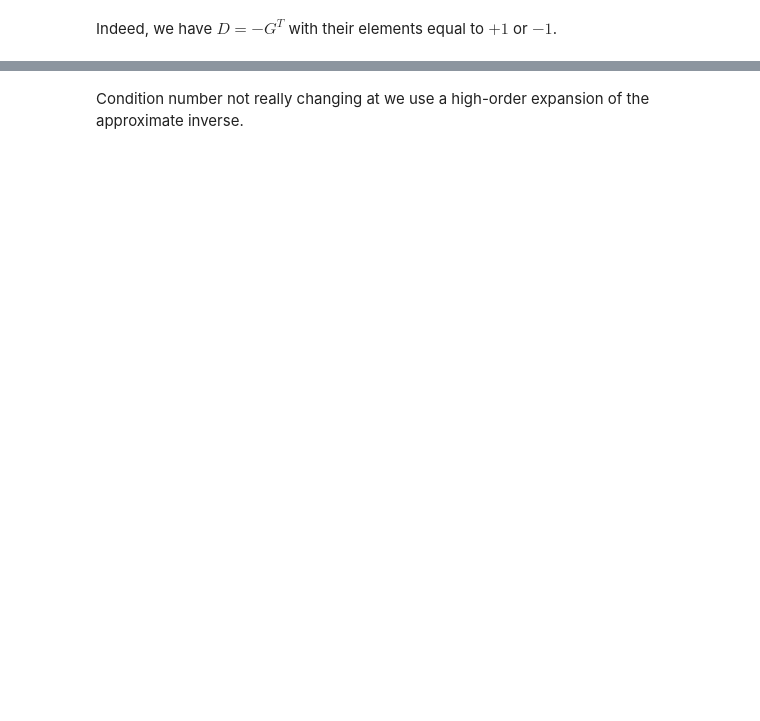
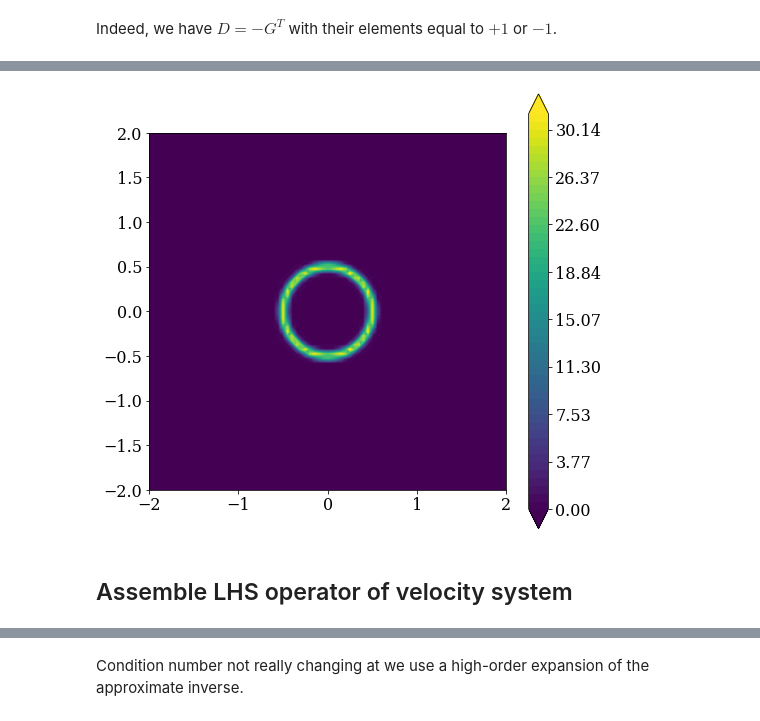
Before and after one commit to mesnardo/pyibm, a Jupyter notebook: examples/checks.ipynb, the cells around one changed output, grey strips where cells are left out. Saved outputs shown, nothing was run; the diff lists cells and outputs as text; code cells hidden in the pictures; blank space fills up the shorter version.

```diff
--- a/examples/checks.ipynb
+++ b/examples/checks.ipynb
@@ -87,12 +125,2 @@ assert K.nnz == 0
 # %% [markdown]
 Indeed, we have $D = -G^T$ with their elements equal to $+1$ or $-1$.
-# %%
-radius = 0.5
-xc, yc = 0.0, 0.0
-ds = dx
-N = int(round(2 * numpy.pi * radius / ds))
-epsilon = 0.0
-theta = numpy.linspace(0.0, 2 * numpy.pi, num=N + 1)[:-1] + epsilon
-x, y = xc + radius * numpy.cos(theta), yc + radius * numpy.sin(theta)
-body = pyibm.Body(x, y, grid=gridc)
-body
@@ -217,0 +129,13 @@ for i in range(1, 3 + 1):
+# %%
+def circle(radius=0.5, center=(0.0, 0.0), ds=0.1, phi=0.0):
+    """Compute uniformly distributed coordinates on circle."""
+    xc, yc = center
+    N = math.ceil(2 * math.pi * radius / ds)
+    theta = numpy.linspace(0.0, 2 * math.pi, num=N + 1)[:-1] + phi
+    x = xc + radius * numpy.cos(theta)
+    y = yc + radius * numpy.sin(theta)
+    return x, y
+# %%
+# Create an immersed boundary.
+body = pyibm.Body(*circle(ds=dx), grid=gridc)
+body
@@ -217,0 +192,16 @@ for i in range(1, 3 + 1):
+# %%
+# Assemble spreading operator (Taira & Colonius, 2007).
+p1, p2 = (body.x[0], body.y[0]), (body.x[1], body.y[1])
+ds = math.sqrt((p1[0] - p2[0])**2 + (p1[1] - p2[1])**2)
+beta = ds
+HHat = beta / alpha * csr_matrix(EHat.T)
+pyibm.print_matrix_info(HHat, name='HHat (TC2007)')
+
+# $H = \hat{M} \hat{H}$ (Taira & Colonius, 2007).
+H = MHat @ HHat
+pyibm.print_matrix_info(H, name='H (TC2007)')
+
+# Assemble spreading operator as in decoupled IBPM of PetIBM.
+# (Note: surface area of markers are absorbed in the unknown.)
+HHat2 = csr_matrix(Op.T)
+pyibm.print_matrix_info(HHat2, name='HHat (PetIBM)')
@@ -217,0 +249,8 @@ for i in range(1, 3 + 1):
+# %%
+plot_contourf(fx.reshape(gridx.shape), gridx, body=None,
+              axis_lim=(-2.0, 2.0, -2.0, 2.0),
+              show_grid=False);
+# %% [output]
+[figure, added]
+# %% [markdown]
+## Assemble LHS operator of velocity system
```
Also changed, not shown: parts of 54 cells of this notebook, 9 other files.
